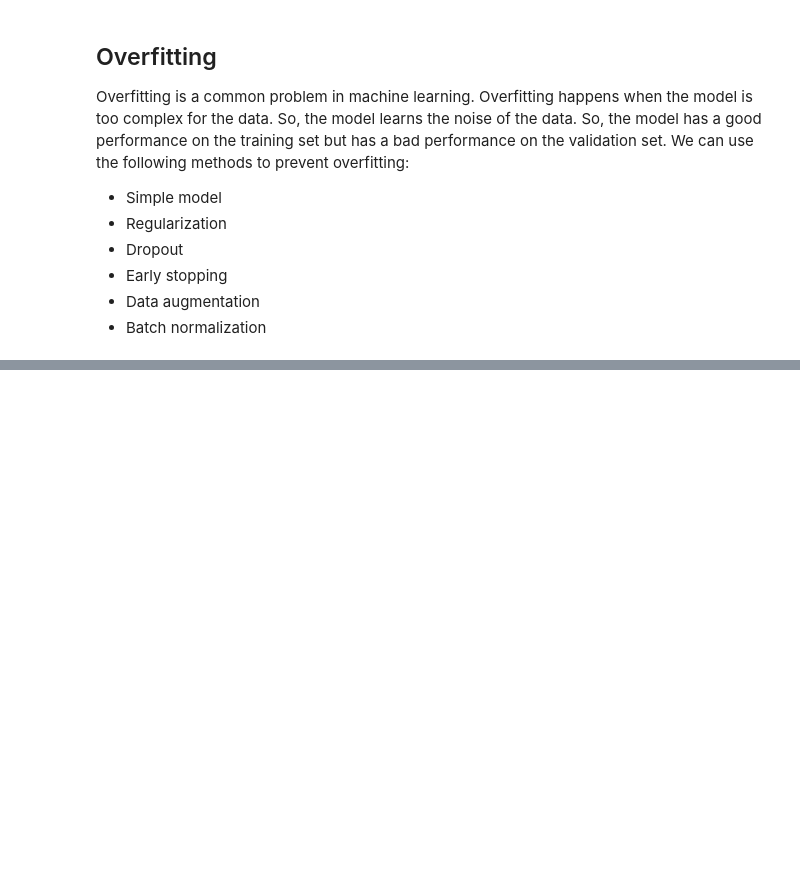
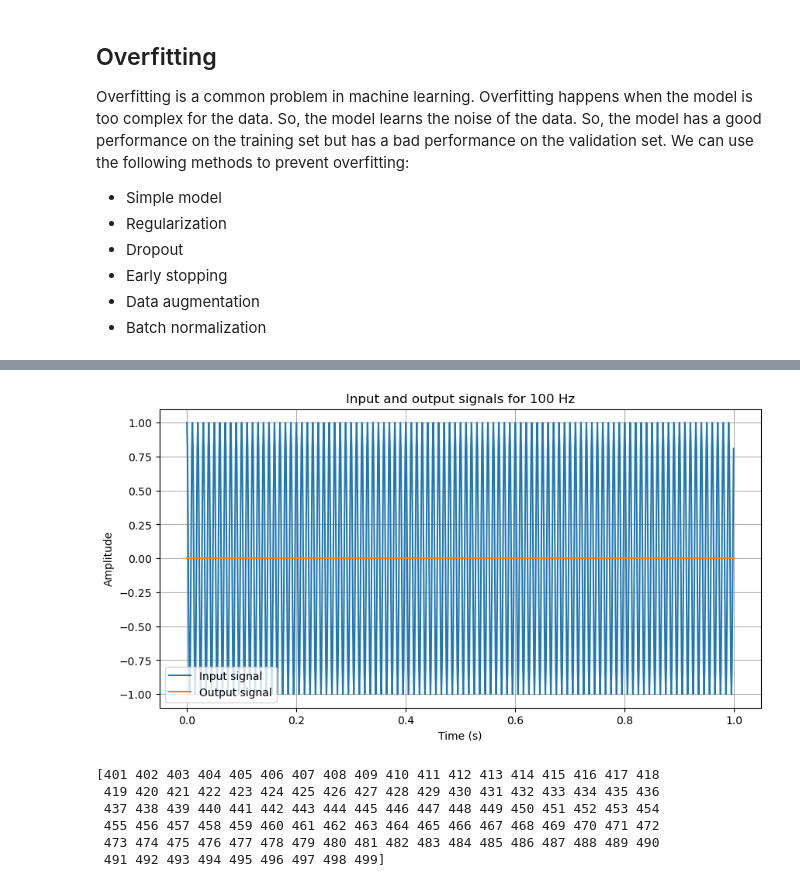
Before and after one commit to ErfanRasti/digital-signal-processing-lab, a Jupyter notebook: DigitalFilterDesign/DigitalFilterDesingUsingDeepLearning.ipynb, the cells around one changed output, grey strips where cells are left out. Drawn from its saved outputs; the diff is of its cells as text; code cells hidden in the pictures; blank space fills up the shorter version.

```diff
--- a/DigitalFilterDesign/DigitalFilterDesingUsingDeepLearning.ipynb
+++ b/DigitalFilterDesign/DigitalFilterDesingUsingDeepLearning.ipynb
@@ -194,0 +194,19 @@ plt.show()
+# %%
+plot_input_output(t, X_sin1[100,:], Y_sin1[100,:], 'Input and output signals for 100 Hz')
+# %% [output]
+[figure, added]
+# %%
+input_freq_range2 = np.arange(500, 0, -1) # Frequency range
+X_sin2, Y_sin2 = generate_sine_data(input_freq_range2, fc, t)
+
+X_noise = np.random.normal(0, 0.1, (len(input_freq_range1), len(t))) # Input signal
+Y_noise = np.zeros((len(input_freq_range1), len(t))) # Output signal
+X = X_sin1 + X_sin2 + X_noise
+Y = Y_sin1 + Y_sin2 + Y_noise
+# %% [output]
+[401 402 403 404 405 406 407 408 409 410 411 412 413 414 415 416 417 418
+ 419 420 421 422 423 424 425 426 427 428 429 430 431 432 433 434 435 436
+ 437 438 439 440 441 442 443 444 445 446 447 448 449 450 451 452 453 454
+ 455 456 457 458 459 460 461 462 463 464 465 466 467 468 469 470 471 472
+ 473 474 475 476 477 478 479 480 481 482 483 484 485 486 487 488 489 490
+ 491 492 493 494 495 496 497 498 499]
```
Also changed, not shown: parts of 9 cells of this notebook.
